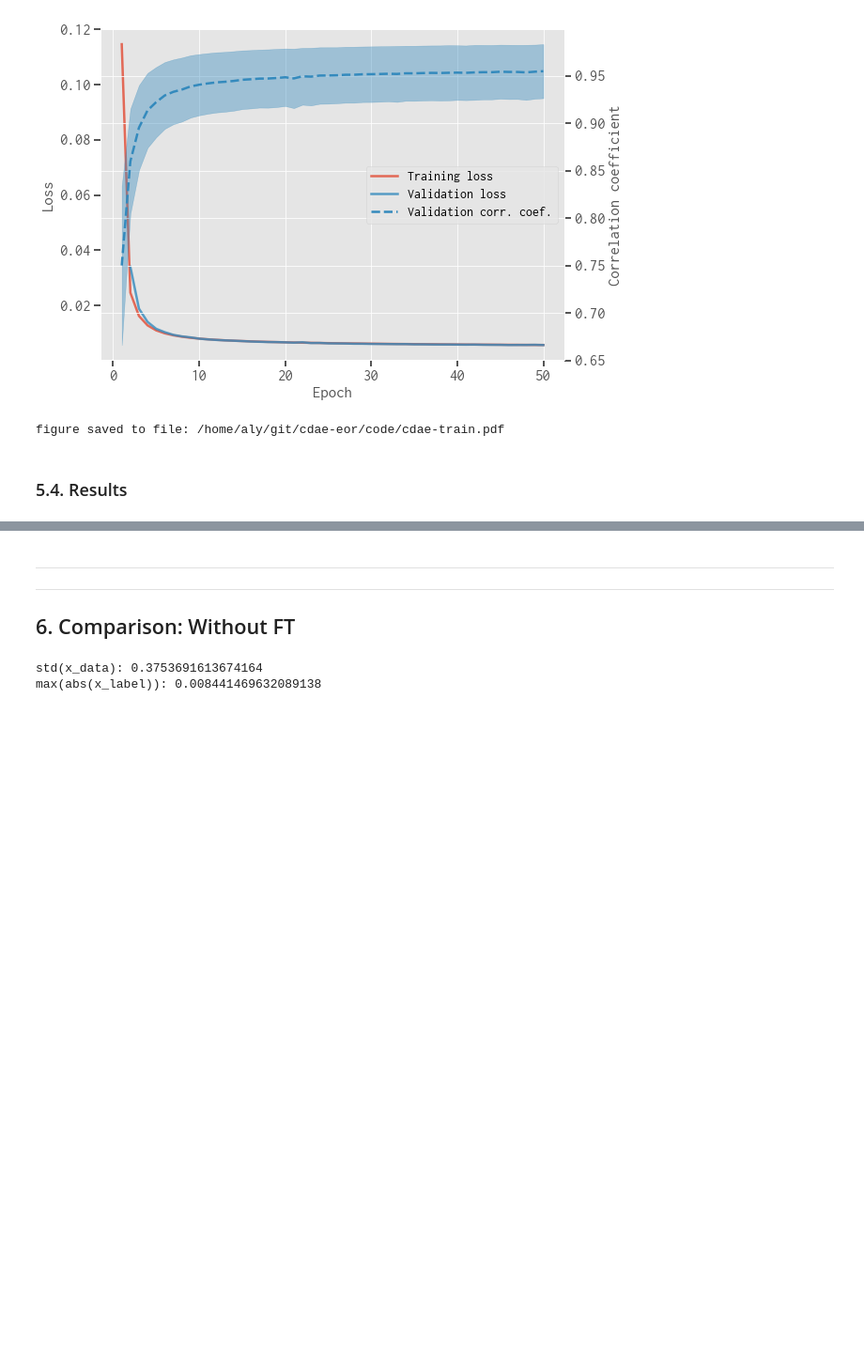
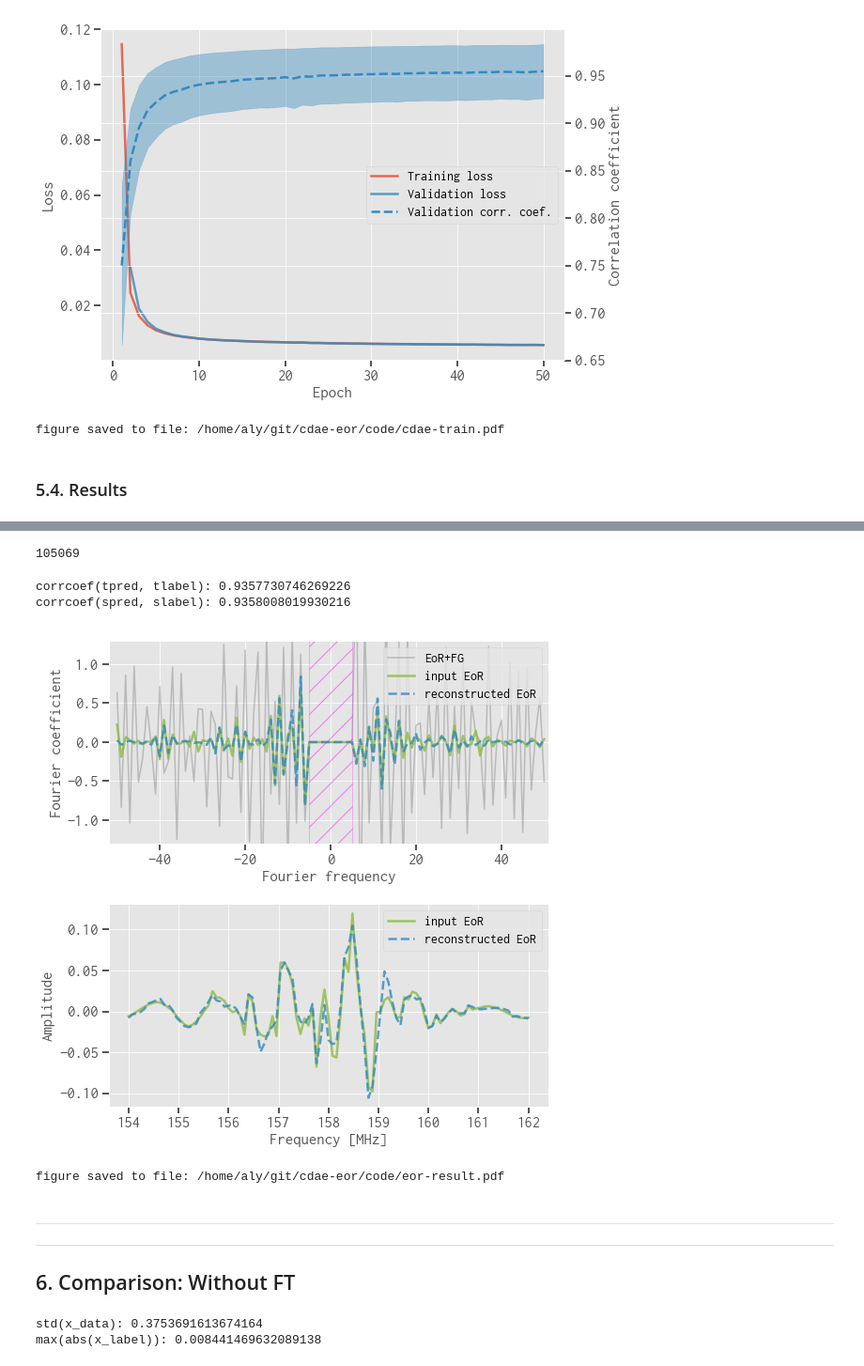
Before and after one commit to liweitianux/cdae-eor, a Jupyter notebook: code/cdae.ipynb, the cells around one changed output, grey strips where cells are left out. Shown at 94% size. Drawn from its saved outputs; the diff is of its cells as text; code cells hidden in the pictures; blank space fills up the shorter version.

Commit message:
code/cdae: Update model results and plot

```diff
--- a/code/cdae.ipynb
+++ b/code/cdae.ipynb
@@ -298,19 +298,20 @@ def plot_modelfit(modelfit, figsize=None, plot_test=False):
     plt.show()
     return fig, (ax, ax_)
 # %%
-def plot_modelresult(idx, xinput, xlabel, xpred, figsize=(8, 8)):
+def plot_modelresult(idx, xinput, xlabel, xpred, nex=6, figsize=(8, 8)):
     tinput = xinput[idx, :, 0]
     tlabel = xlabel[idx, :, 0]
-    tpred  = xpred[ idx, :, 0]
+    tpred  = xpred [idx, :, 0]
+    nf0 = len(tinput) + 2*nex - 1
 
     tinput2 = rfft_decode1(tinput, nex=nex)
     tlabel2 = rfft_decode1(tlabel, nex=nex)
     tpred2  = rfft_decode1(tpred,  nex=nex)
-    sinput = np.fft.irfft(tinput2, n=nfreq0)
-    slabel = np.fft.irfft(tlabel2, n=nfreq0)
-    spred  = np.fft.irfft(tpred2,  n=nfreq0)
 
-    nf0 = len(slabel)
+    sinput = np.fft.irfft(tinput2, n=nf0)
+    slabel = np.fft.irfft(tlabel2, n=nf0)
+    spred  = np.fft.irfft(tpred2,  n=nf0)
+
     tx0 = np.linspace(154, 162, nf0)
     tx  = np.arange(nf0) - (nf0 // 2)
 
@@ -337,7 +338,7 @@ def plot_modelresult(idx, xinput, xlabel, xpred, figsize=(8, 8)):
     ax1.plot(tx0, spred,  color='C1', alpha=0.8, lw=2.5, ls='--', label='reconstructed EoR')
     ax1.legend()
     ax1.set(xlabel='Frequency [MHz]',
-            ylabel='Brightness temperature')
+            ylabel='Amplitude')
 
     plt.tight_layout()
     plt.show()
@@ -704,3 +691,20 @@ median: 0.8995340565481891
+# %%
+n_test = x_test.shape[0]
+tpix = np.random.randint(0, n_test, size=1)[0]
+tpix
+# %% [output]
+105069
+# %%
+fig, axes = plot_modelresult(tpix, x_test, x_test_label, x_test_pred, nex=nex)
+if False:
+    fn = 'eor-result.pdf'
+    fig.savefig(fn)
+    print('figure saved to file: %s' % path.abspath(fn))
+# %% [output]
+corrcoef(tpred, tlabel): 0.9357730746269226
+corrcoef(spred, slabel): 0.9358008019930216
+[figure, added]
+figure saved to file: /home/aly/git/cdae-eor/code/eor-result.pdf
 # %% [markdown]
 ---
 ---
```
Also changed, not shown: parts of 5 cells of this notebook, 1 other file.
